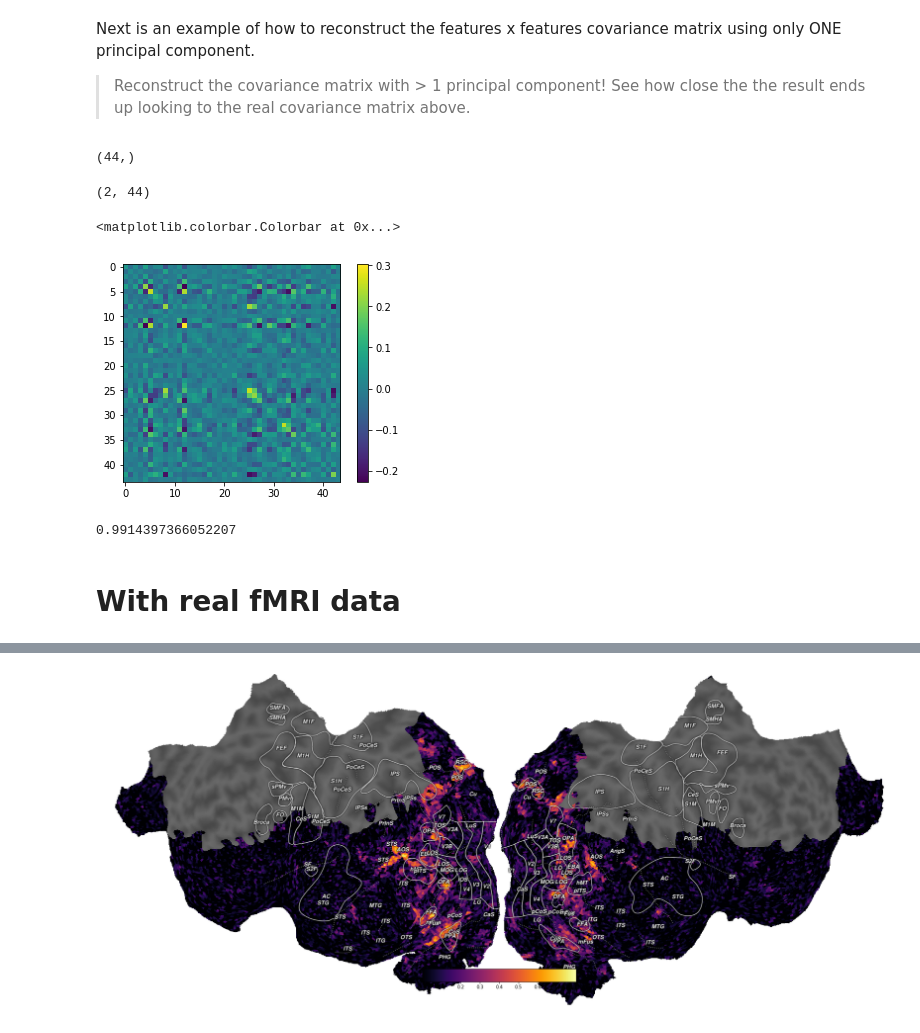
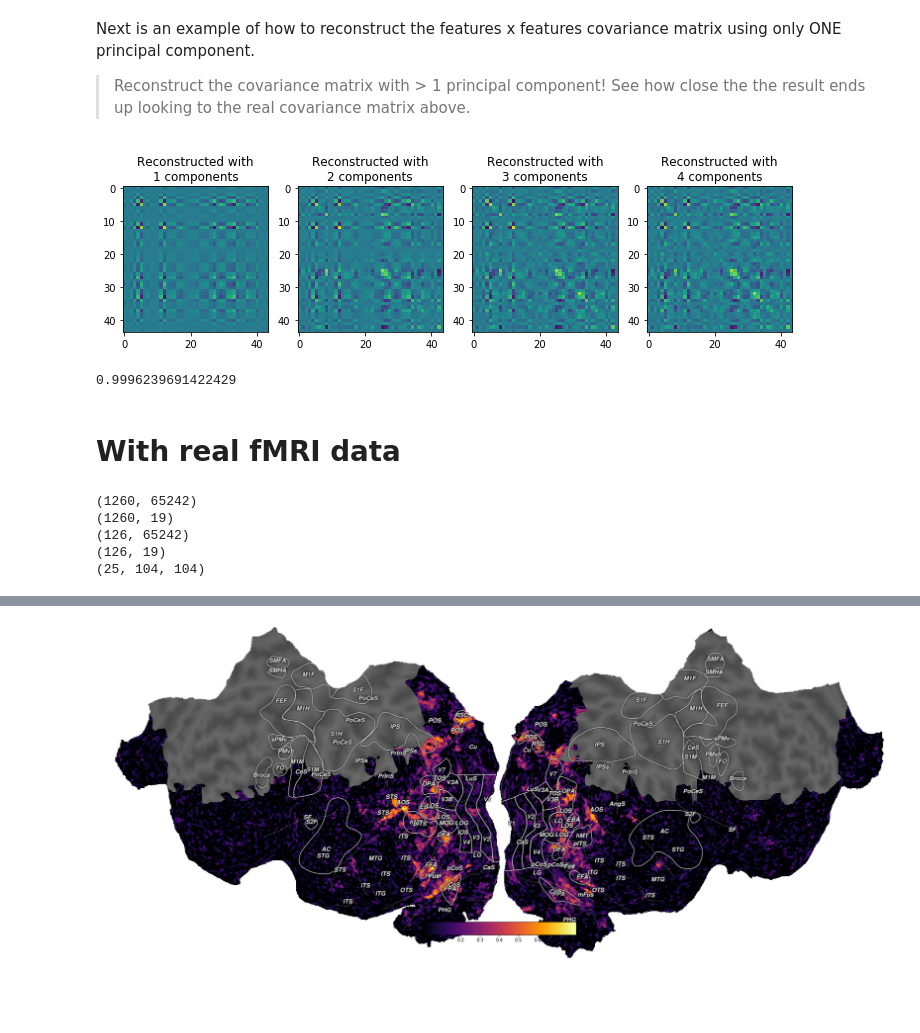
Before and after one commit to piecesofmindlab/UNR_PSY_763, a Jupyter notebook: Week_14/Week_14_PCA_answers.ipynb, the cells around one changed output, grey strips where cells are left out. Saved outputs shown, nothing was run; the diff lists cells and outputs as text; code cells hidden in the pictures; blank space fills up the shorter version.

```diff
--- a/Week_14/Week_14_PCA_answers.ipynb
+++ b/Week_14/Week_14_PCA_answers.ipynb
@@ -201,25 +199,19 @@ plt.colorbar()
 Next is an example of how to reconstruct the features x features covariance matrix using only ONE principal component.
 
 > Reconstruct the covariance matrix with > 1 principal component! See how close the the result ends up looking to the real covariance matrix above.
-# %%
-pca_fake.explained_variance_.shape
-# %% [output]
-(44,)
-# %%
-pca_fake.components_[:n].shape
-# %% [output]
-(2, 44)
-# %%
-pca_cov = (pca_fake.explained_variance_[:1, np.newaxis] * pca_fake.components_[:1]).T.dot(pca_fake.components_[:1])
-plt.imshow(pca_cov)
-plt.colorbar()
-# %% [output]
-<matplotlib.colorbar.Colorbar at 0x...>
-[figure, removed]
+# %%
+fig, axs = plt.subplots(1, 4, figsize=(12, 3))
+for nc, ax in enumerate(axs, 1):
+    pca_cov = (pca_fake.explained_variance_[:nc, np.newaxis] * pca_fake.components_[:nc]).T.dot(pca_fake.components_[:nc])
+    im = ax.imshow(pca_cov, vmin=-0.25, vmax=0.35)
+    ax.set_title('Reconstructed with\n%d components'%nc)
+#fig.colorbar(im)
+# %% [output]
+[figure, added]
 # %%
 # Compute how much variance this PC explains (this is approximate...)
 1 - np.var(ycov-pca_cov) / np.var(ycov, ddof=1)
 # %% [output]
-0.9914397366052207
+0.9996239691422429
 # %% [markdown]
 # With real fMRI data
@@ -230,8 +220,21 @@ import h5py
 with h5py.File('/unrshare/LESCROARTSHARE/IntroToEncodingModels/s01_color_natims_data.hdf') as hf:
     Y_est = hf['est'].value
     Y_val = hf['val'].value
+    mask = hf['mask'].value
 
 # Load X variable (Semantic category features)
 with h5py.File('/unrshare/LESCROARTSHARE/IntroToEncodingModels/color_natims_features_19cat.hdf') as hf:
     X_est = hf['est'].value
     X_val = hf['val'].value
+
+print(Y_est.shape)
+print(X_est.shape)
+print(Y_val.shape)
+print(X_val.shape)
+print(mask.shape)
+# %% [output]
+(1260, 65242)
+(1260, 19)
+(126, 65242)
+(126, 19)
+(25, 104, 104)
```
Also changed, not shown: parts of 50 cells of this notebook.
